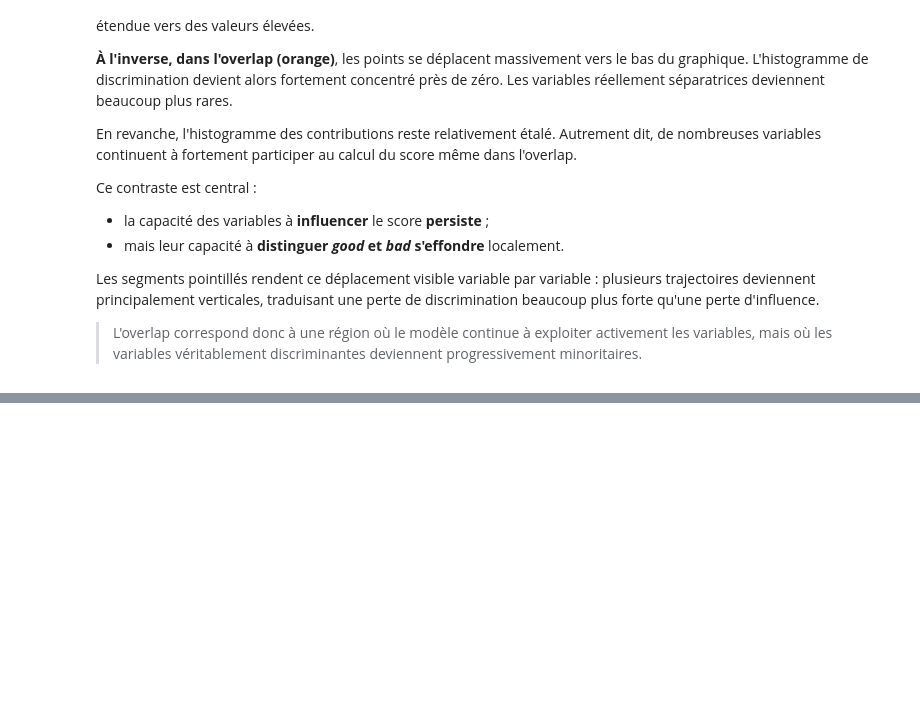
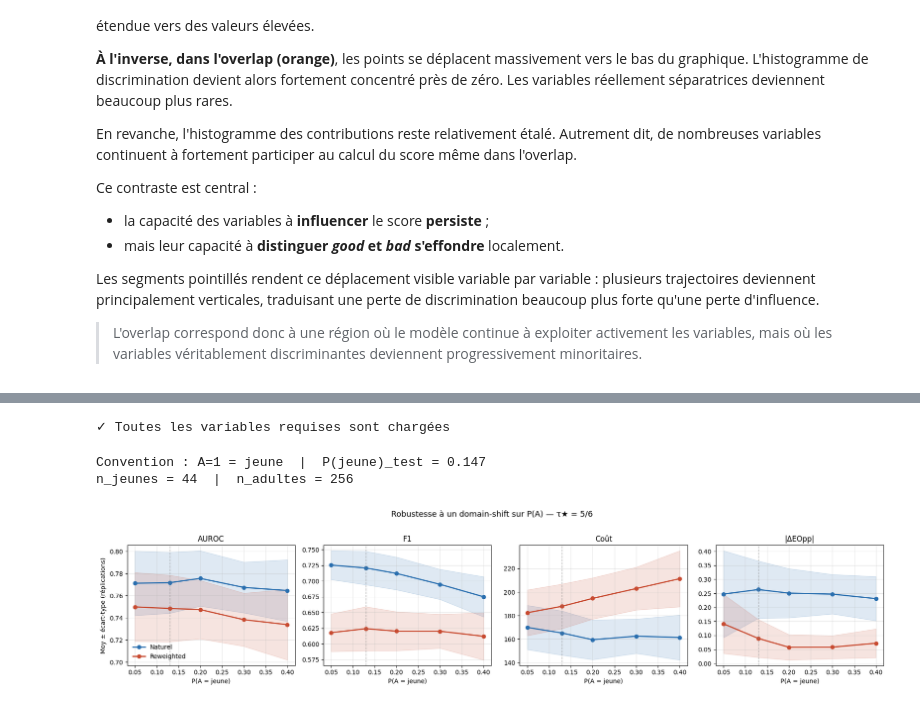
Before and after one commit to saraelmoun/fairness-tradeoffs-german-credit, a Jupyter notebook: notebooks/GermanSamedi.ipynb, the cells around one changed output, grey strips where cells are left out. Saved outputs shown, nothing was run; the diff lists cells and outputs as text; code cells hidden in the pictures; blank space fills up the shorter version.

Commit message:
Add visual + update notebook

```diff
--- a/notebooks/GermanSamedi.ipynb
+++ b/notebooks/GermanSamedi.ipynb
@@ -4530,0 +4865,37 @@ perte d'influence.
+# %%
+# Sanity check des variables requises pour §11
+for v in ["A_test", "y_test", "X_test", "baseline", "reweighted"]:
+    assert v in dir(), f"❌ {v} non défini — relance les cellules précédentes"
+print("✓ Toutes les variables requises sont chargées")
+# %% [output]
+✓ Toutes les variables requises sont chargées
+# %%
+# ========== Robustesse domain-shift : protocole ==========
+import numpy as np
+import pandas as pd
+import matplotlib.pyplot as plt
+from sklearn.metrics import roc_auc_score, f1_score
+
+TAU        = 5/6
+C_FP, C_FN = 5, 1
+PI_LIST    = [0.05, 0.13, 0.20, 0.30, 0.40]   # P(A=jeune) cible
+N_REPS     = 50
+RNG        = np.random.default_rng(42)
+
+# Convention : "jeune" = classe minoritaire (~13 % sur German Credit)
+A_arr = np.asarray(A_test)
+y_arr = np.asarray(y_test)
+JEUNE  = 0 if (A_arr == 0).mean() < 0.5 else 1
+ADULTE = 1 - JEUNE
+idx_j  = np.where(A_arr == JEUNE)[0]
+idx_a  = np.where(A_arr == ADULTE)[0]
+n_test = len(A_arr)
+print(f"Convention : A={JEUNE} = jeune  |  P(jeune)_test = {(A_arr==JEUNE).mean():.3f}")
+print(f"n_jeunes = {len(idx_j)}  |  n_adultes = {len(idx_a)}")
+
+# Scores des deux modèles (figés ; le shift change la composition du test, pas le modèle)
+proba_nat = baseline.predict_proba(X_test)[:, 1]
+proba_rw  = reweighted.predict_proba(X_test)[:, 1]
+# %% [output]
+Convention : A=1 = jeune  |  P(jeune)_test = 0.147
+n_jeunes = 44  |  n_adultes = 256
@@ -4530,0 +4938,26 @@ perte d'influence.
+# %%
+# ========== Figure 1 × 4 : moyennes ± écart-type sur réplications ==========
+fig, axes = plt.subplots(1, 4, figsize=(18, 4))
+colors = {"Naturel": "#2A6FAF", "Reweighted": "#C84B31"}
+
+for k, metric in enumerate(metric_names):
+    ax = axes[k]
+    for name in models:
+        vals = results[name][metric]
+        mu   = np.nanmean(vals, axis=1)
+        sd   = np.nanstd(vals,  axis=1)
+        ax.plot(PI_LIST, mu, "-o", color=colors[name], lw=2, label=name)
+        ax.fill_between(PI_LIST, mu-sd, mu+sd, color=colors[name], alpha=0.15)
+    ax.axvline(0.13, color="gray", ls="--", lw=1, alpha=0.6)
+    ax.set_xlabel("P(A = jeune)")
+    ax.set_title(metric)
+    if k == 0:
+        ax.legend(frameon=False)
+    ax.grid(alpha=0.3)
+
+axes[0].set_ylabel("Moy ± écart-type (réplications)")
+plt.suptitle("Robustesse à un domain-shift sur P(A) — τ★ = 5/6", y=1.02, fontsize=13)
+plt.tight_layout()
+plt.show()
+# %% [output]
+[figure, added]
```
Also changed, not shown: parts of 45 cells of this notebook, 4 other files.
